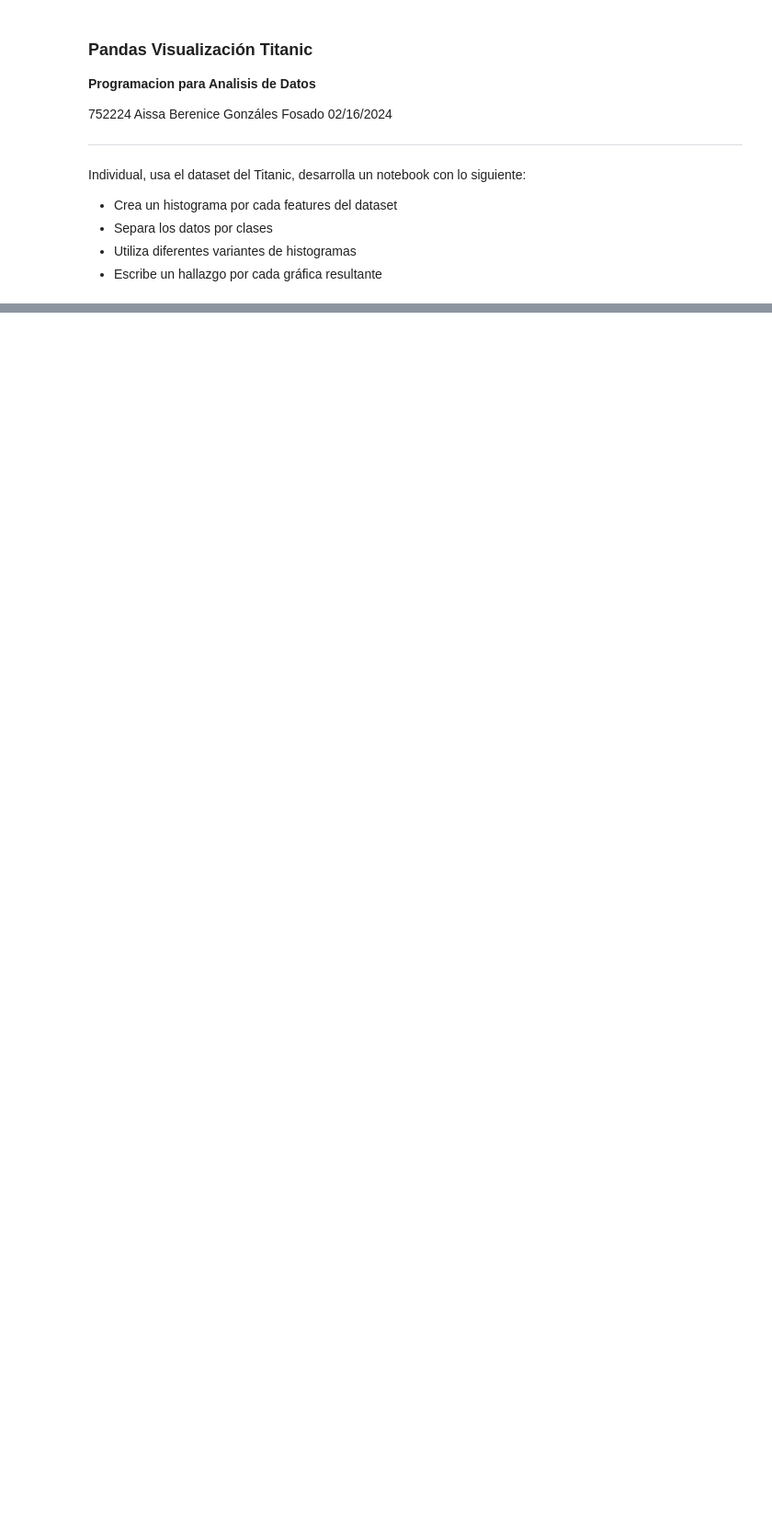
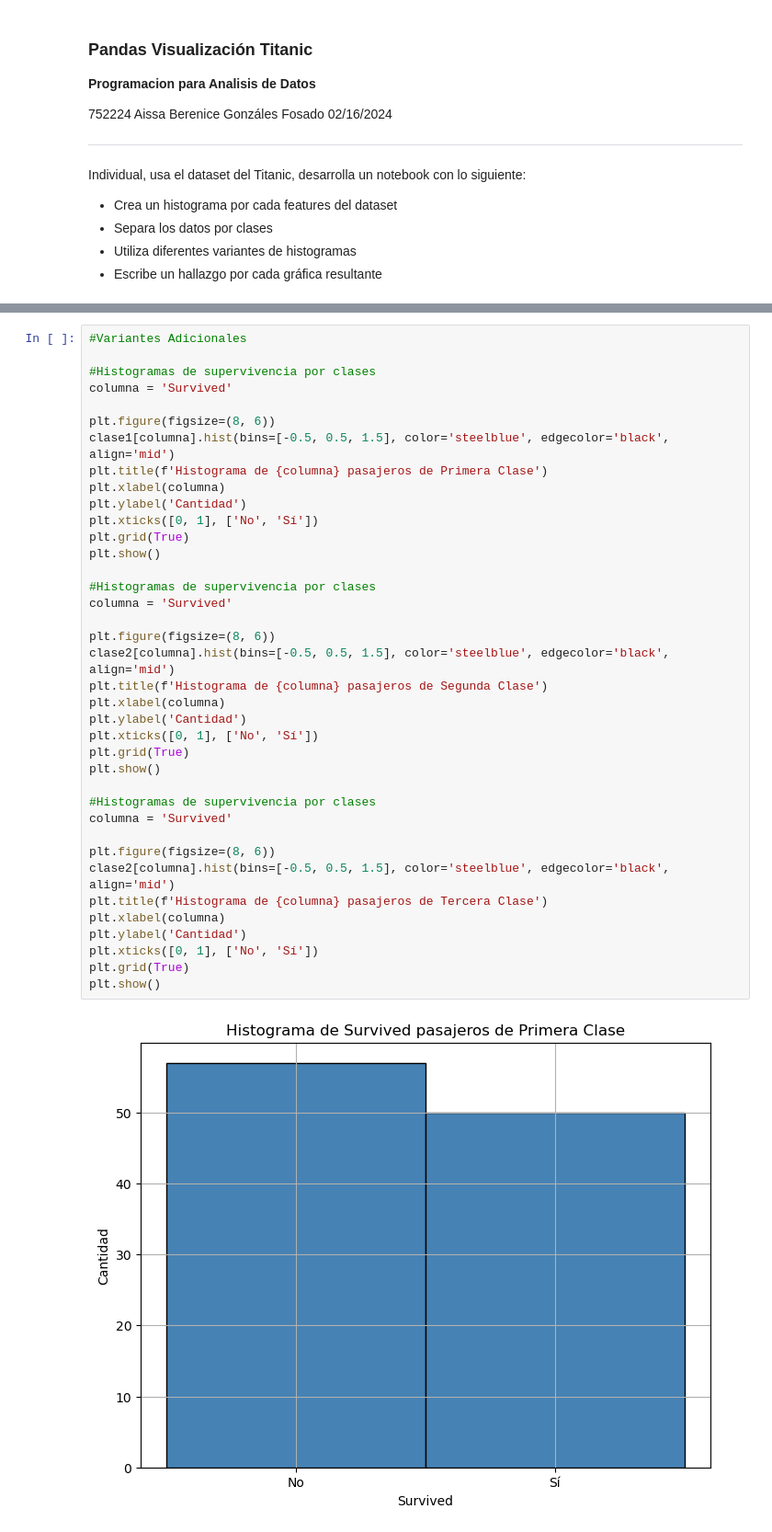
Before and after one commit to AissaBerenice/data-analytics, a Jupyter notebook: notebooks/titanic.ipynb, the cells around one changed output, grey strips where cells are left out. Shown at 92% size. Drawn from its saved outputs; the diff is of its cells as text; blank space fills up the shorter version.

```diff
--- a/notebooks/titanic.ipynb
+++ b/notebooks/titanic.ipynb
@@ -173,0 +187,40 @@ sns.pairplot(df, hue="Pclass")
+# %%
+#Variantes Adicionales
+
+#Histogramas de supervivencia por clases
+columna = 'Survived'
+
+plt.figure(figsize=(8, 6))
+clase1[columna].hist(bins=[-0.5, 0.5, 1.5], color='steelblue', edgecolor='black', align='mid')
+plt.title(f'Histograma de {columna} pasajeros de Primera Clase')
+plt.xlabel(columna)
+plt.ylabel('Cantidad')
+plt.xticks([0, 1], ['No', 'Sí'])
+plt.grid(True)
+plt.show()
+
+#Histogramas de supervivencia por clases
+columna = 'Survived'
+
+plt.figure(figsize=(8, 6))
+clase2[columna].hist(bins=[-0.5, 0.5, 1.5], color='steelblue', edgecolor='black', align='mid')
+plt.title(f'Histograma de {columna} pasajeros de Segunda Clase')
+plt.xlabel(columna)
+plt.ylabel('Cantidad')
+plt.xticks([0, 1], ['No', 'Sí'])
+plt.grid(True)
+plt.show()
+
+#Histogramas de supervivencia por clases
+columna = 'Survived'
+
+plt.figure(figsize=(8, 6))
+clase2[columna].hist(bins=[-0.5, 0.5, 1.5], color='steelblue', edgecolor='black', align='mid')
+plt.title(f'Histograma de {columna} pasajeros de Tercera Clase')
+plt.xlabel(columna)
+plt.ylabel('Cantidad')
+plt.xticks([0, 1], ['No', 'Sí'])
+plt.grid(True)
+plt.show()
+# %% [output]
+[figure, added]
```
Also changed, not shown: parts of 9 cells of this notebook.
